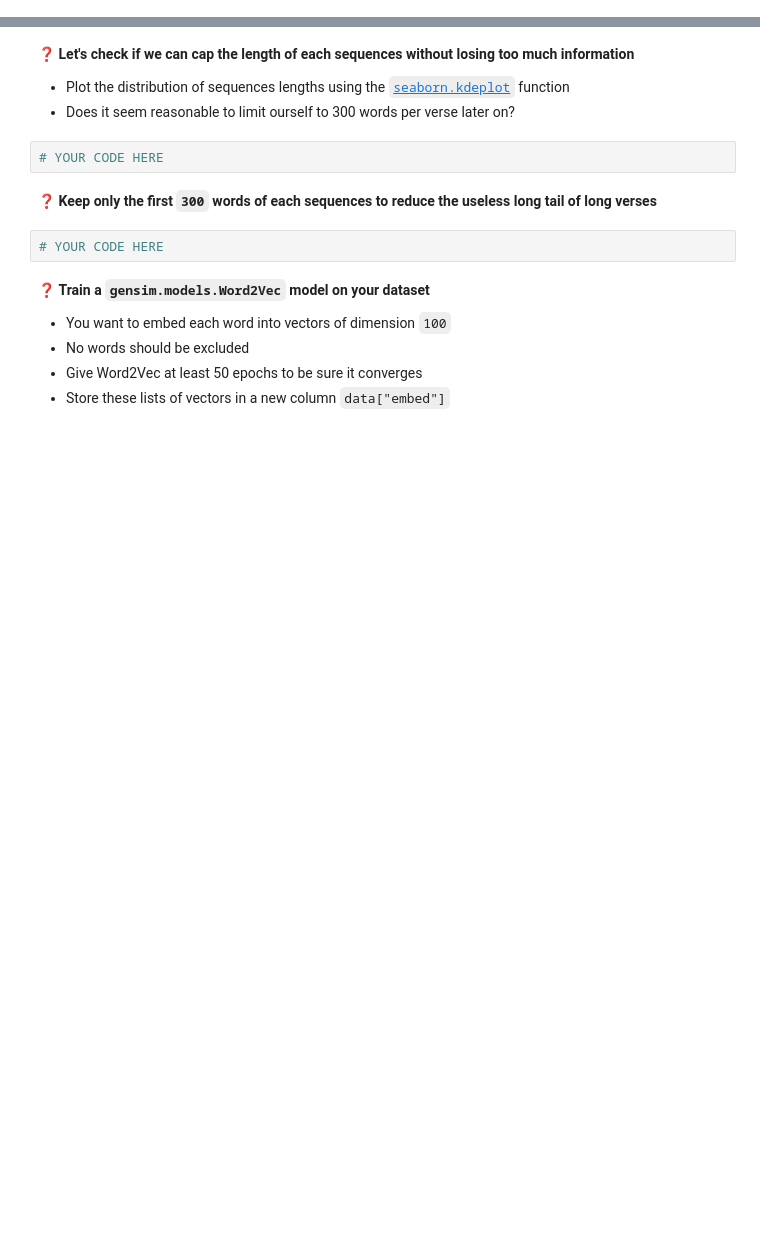
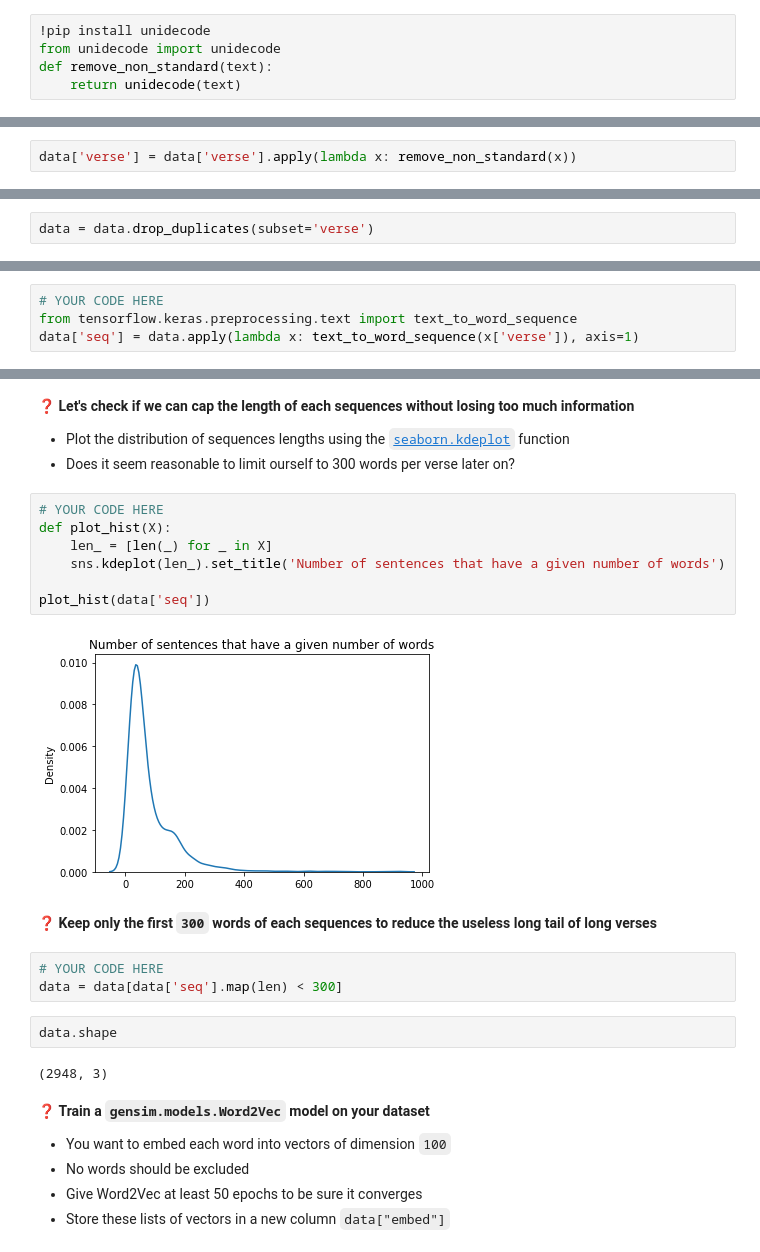
Before and after one commit to AlexandrePerdomo/data-certification-exam, a Jupyter notebook: recurrent_neural_network/lyrics_detector.ipynb, the cells around one changed output, grey strips where cells are left out. Drawn from its saved outputs; the diff is of its cells as text; blank space fills up the shorter version.

```diff
--- a/recurrent_neural_network/lyrics_detector.ipynb
+++ b/recurrent_neural_network/lyrics_detector.ipynb
@@ -30,0 +47,5 @@ data
+# %%
+!pip install unidecode
+from unidecode import unidecode
+def remove_non_standard(text):
+    return unidecode(text)
@@ -30,0 +56,2 @@ data
+# %%
+data['verse'] = data['verse'].apply(lambda x: remove_non_standard(x))
@@ -36,0 +70,2 @@ data
+# %%
+data = data.drop_duplicates(subset='verse')
@@ -105,0 +162,4 @@ We now need to think about embedding our sentences into numbers. We will be usin
+# %%
+# YOUR CODE HERE
+from tensorflow.keras.preprocessing.text import text_to_word_sequence
+data['seq'] = data.apply(lambda x: text_to_word_sequence(x['verse']), axis=1)
@@ -107,12 +182,24 @@ We now need to think about embedding our sentences into numbers. We will be usin
 ❓ **Let's check if we can cap the length of each sequences without losing too much information**
 - Plot the distribution of sequences lengths using the [`seaborn.kdeplot`](https://seaborn.pydata.org/generated/seaborn.displot.html#seaborn-displot) function
 - Does it seem reasonable to limit ourself to 300 words per verse later on?
-# %%
-# YOUR CODE HERE
+# %%
+# YOUR CODE HERE
+def plot_hist(X):
+    len_ = [len(_) for _ in X]
+    sns.kdeplot(len_).set_title('Number of sentences that have a given number of words')
+
+plot_hist(data['seq'])
+# %% [output]
+[figure, added]
 # %% [markdown]
 ❓ **Keep only the first `300` words of each sequences to reduce the useless long tail of long verses**
 # %%
 # YOUR CODE HERE
+data = data[data['seq'].map(len) < 300]
+# %%
+data.shape
+# %% [output]
+(2948, 3)
 # %% [markdown]
 ❓ **Train a `gensim.models.Word2Vec` model on your dataset**
 - You want to embed each word into vectors of dimension `100`
```
Also changed, not shown: parts of 46 cells of this notebook, 5 other files.
